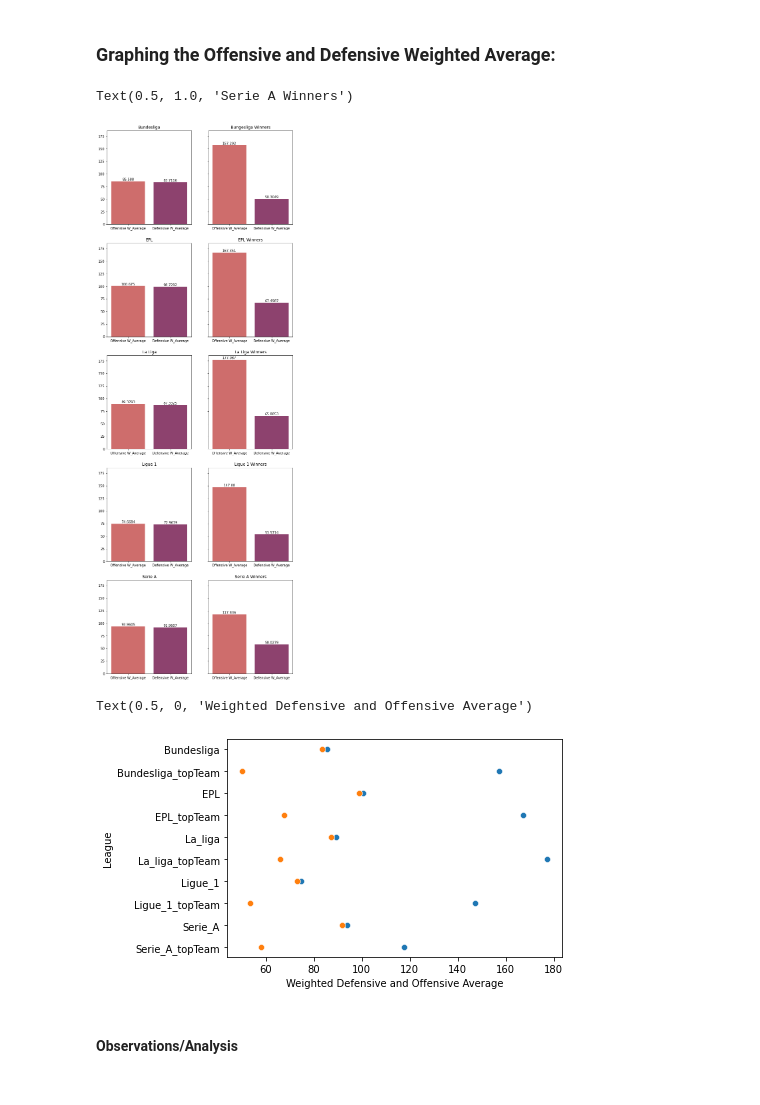
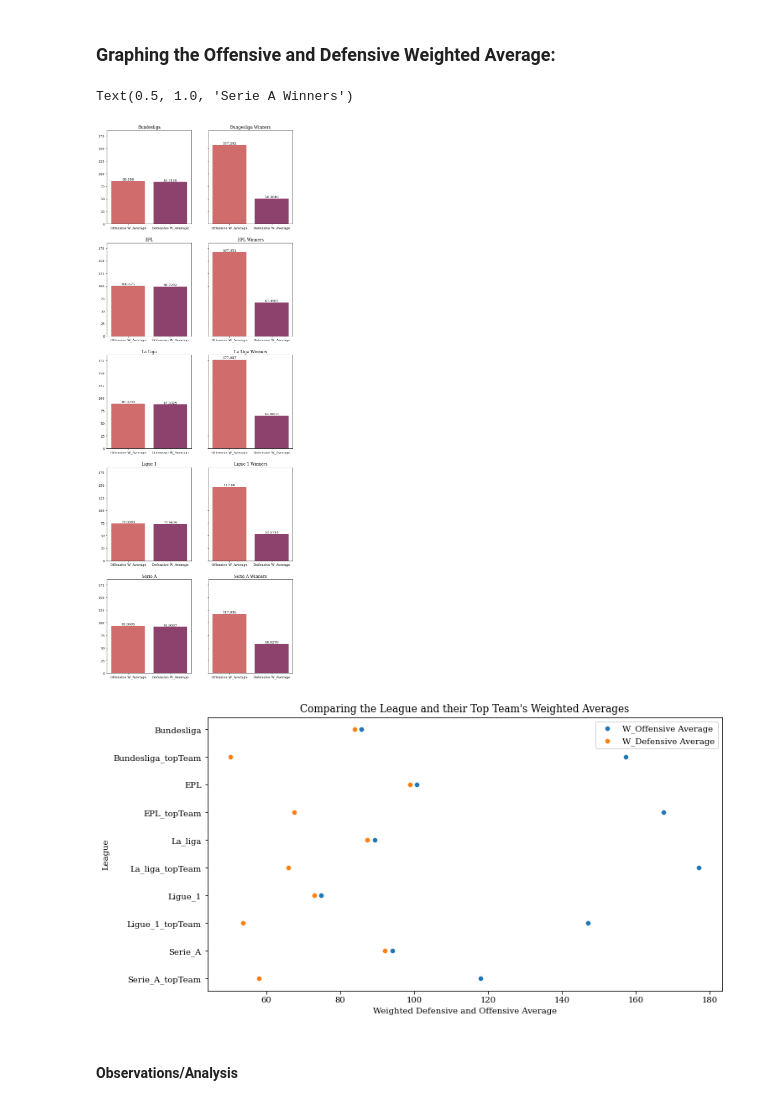
Before and after one commit to data301-2021-summer2/football-metrics-analysis, a Jupyter notebook: analysis/Final_Unified_Analysis.ipynb, the cells around one changed output. Saved outputs shown, nothing was run; the diff lists cells and outputs as text; code cells hidden in the pictures.

Commit message:
Added Scatterplot

```diff
--- a/analysis/Final_Unified_Analysis.ipynb
+++ b/analysis/Final_Unified_Analysis.ipynb
@@ -91,6 +91,8 @@ display(df_av)
 ### Graphing the Offensive and Defensive Weighted Average:
 # %%
 fig, axes = plt.subplots(5, 2, figsize=(10,30),sharey=True)
+plt.rcParams['font.family'] = "serif"
+sns.set_context(font_scale=1.5)
 #fig.suptitle('Comparing the Top Teams and their League in Regards to their Offensive and Defensive Weighted Average ')
 ax = sns.barplot(ax = axes[0,0], data = df_av.iloc[0:1], palette='flare')
 ax.bar_label(ax.containers[0])
@@ -125,14 +127,17 @@ axes[4,0].set_title('Serie A')
 axes[4,1].set_title('Serie A Winners')
 # %% [output]
 Text(0.5, 1.0, 'Serie A Winners')
-[figure, old version]
+[figure, new version]
 # %%
+plt.figure(figsize=(11,6))
 fig = sns.scatterplot(data = df_av, y='League', x='Offensive W_Average')
 fig = sns.scatterplot(data = df_av, y='League', x='Defensive W_Average')
+fig.set_title("Comparing the League and their Top Team's Weighted Averages")
 fig.set_xlabel("Weighted Defensive and Offensive Average")
+plt.legend(["W_Offensive Average", "W_Defensive Average"])
+plt.show()
 # %% [output]
-Text(0.5, 0, 'Weighted Defensive and Offensive Average')
-[figure, old version]
+[figure, new version]
 # %% [markdown]
 #### Observations/Analysis
 # %% [markdown]
```
